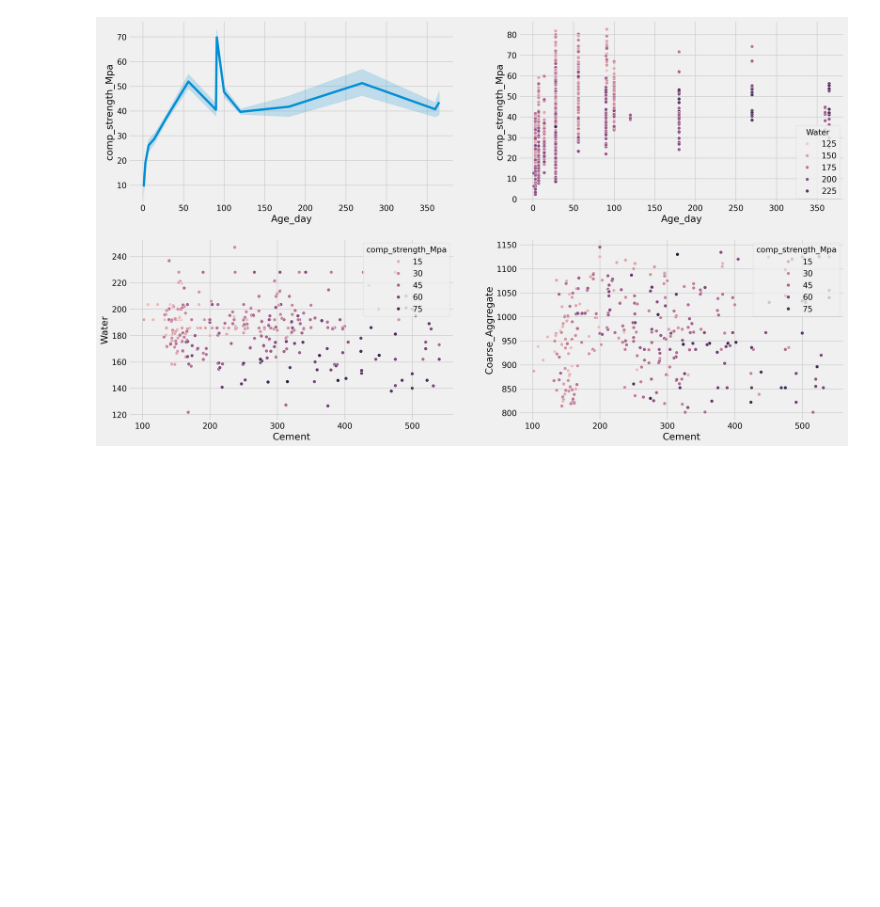
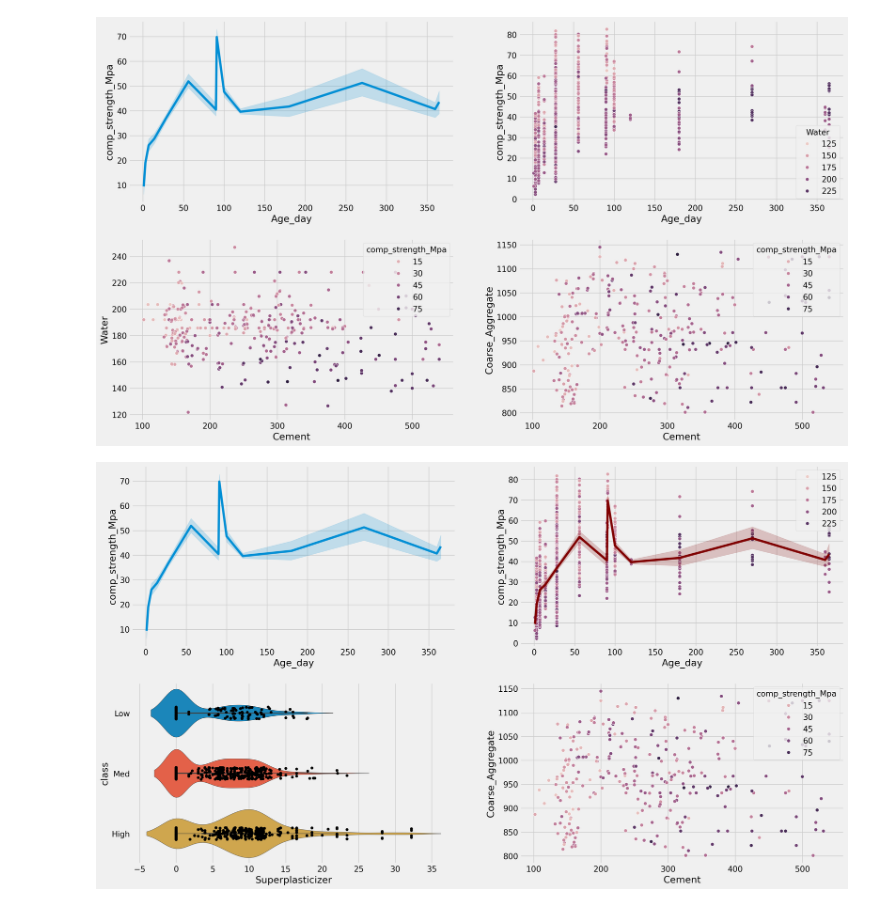
Before and after one commit to hkopanski/concrete_analysis, a Jupyter notebook: concrete_notebook.ipynb, the cells around one changed output. Drawn from its saved outputs; the diff is of its cells as text; code cells hidden in the pictures; blank space fills up the shorter version.

```diff
--- a/concrete_notebook.ipynb
+++ b/concrete_notebook.ipynb
@@ -93,3 +85,30 @@ sns.scatterplot(x = 'Cement', y = 'Coarse_Aggregate',
 plt.show()
 # %% [output]
 [figure]
+# %%
+fig, ax = plt.subplots(nrows = 2, ncols = 2, figsize = (20, 12),
+                       dpi = 200)
+
+sns.lineplot(x = 'Age_day', y = 'comp_strength_Mpa',
+             data = df_cement, ax = ax[0,0])
+
+#sns.kdeplot(data = df_cement, x = 'Cement', y = 'comp_strength_Mpa', ax = ax[0,0])
+
+sns.scatterplot(x = 'Age_day', y = 'comp_strength_Mpa',
+                data = df_cement, hue = 'Water', ax = ax[0,1])
+
+sns.lineplot(x = 'Age_day', y = 'comp_strength_Mpa',
+             data = df_cement, ax = ax[0,1], color = 'maroon')
+
+sns.stripplot(x = 'Superplasticizer', y = 'class',
+                data = df_cement, color = 'black', ax = ax[1,0])
+
+sns.violinplot(data = df_cement, x = 'Superplasticizer', hue = 'class',
+               y = 'class', linewidth = 0.5, ax = ax[1,0])
+
+sns.scatterplot(x = 'Cement', y = 'Coarse_Aggregate',
+                data = df_cement, hue = 'comp_strength_Mpa', ax = ax[1,1])
+
+plt.show()
+# %% [output]
+[figure, added]
```
Also changed, not shown: parts of 2 cells of this notebook.
